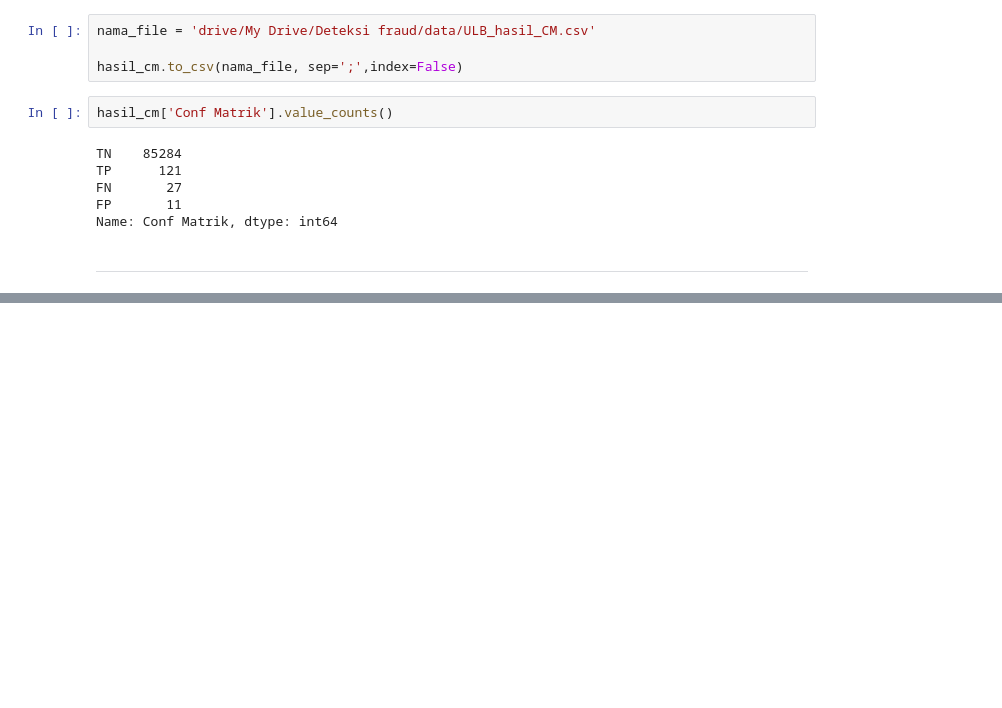
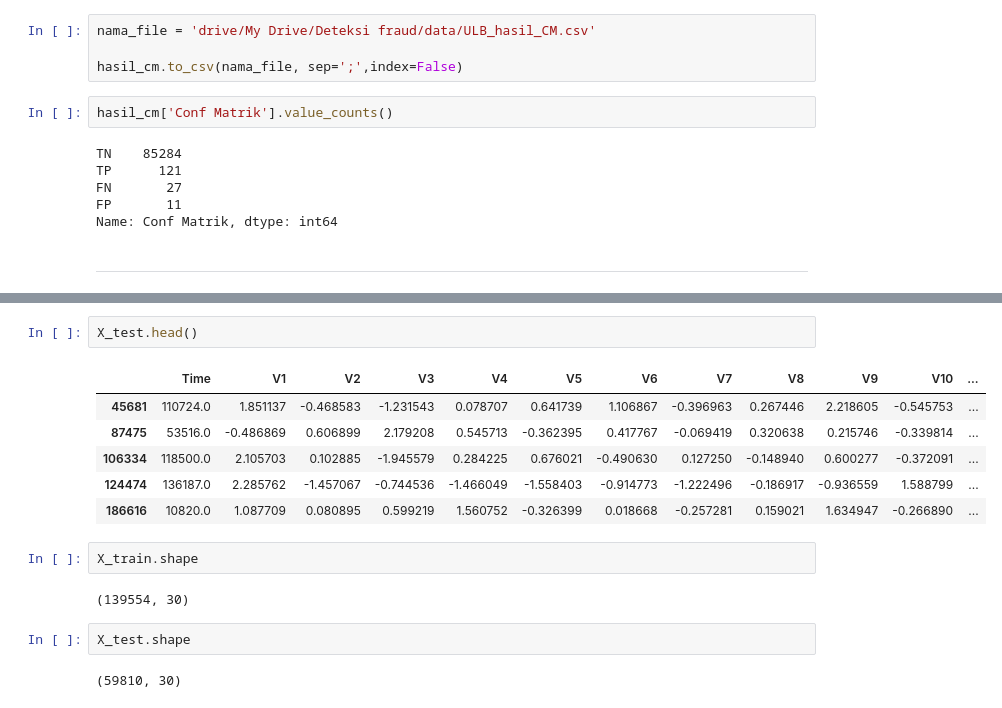
Before and after one commit to azizeko29/new_deteksi_fraud, a Jupyter notebook: [new_ENN]_ULB_pemodelan_ensemble_learning_hasil.ipynb, the cells around one changed output, grey strips where cells are left out. Saved outputs shown, nothing was run; the diff lists cells and outputs as text; blank space fills up the shorter version.

```diff
--- a/[new_ENN]_ULB_pemodelan_ensemble_learning_hasil.ipynb
+++ b/[new_ENN]_ULB_pemodelan_ensemble_learning_hasil.ipynb
@@ -404,0 +485,17 @@ Name: Conf Matrik, dtype: int64
+# %%
+X_test.head()
+# %% [output]
+|  | Time | V1 | V2 | V3 | V4 | V5 | V6 | V7 | V8 | V9 | V10 | ... |
+| 45681 | 110724.0 | 1.851137 | -0.468583 | -1.231543 | 0.078707 | 0.641739 | 1.106867 | -0.396963 | 0.267446 | 2.218605 | -0.545753 | ... |
+| 87475 | 53516.0 | -0.486869 | 0.606899 | 2.179208 | 0.545713 | -0.362395 | 0.417767 | -0.069419 | 0.320638 | 0.215746 | -0.339814 | ... |
+| 106334 | 118500.0 | 2.105703 | 0.102885 | -1.945579 | 0.284225 | 0.676021 | -0.490630 | 0.127250 | -0.148940 | 0.600277 | -0.372091 | ... |
+| 124474 | 136187.0 | 2.285762 | -1.457067 | -0.744536 | -1.466049 | -1.558403 | -0.914773 | -1.222496 | -0.186917 | -0.936559 | 1.588799 | ... |
+| 186616 | 10820.0 | 1.087709 | 0.080895 | 0.599219 | 1.560752 | -0.326399 | 0.018668 | -0.257281 | 0.159021 | 1.634947 | -0.266890 | ... |
+# %%
+X_train.shape
+# %% [output]
+(139554, 30)
+# %%
+X_test.shape
+# %% [output]
+(59810, 30)
```
Also changed, not shown: parts of 16 cells of this notebook.
